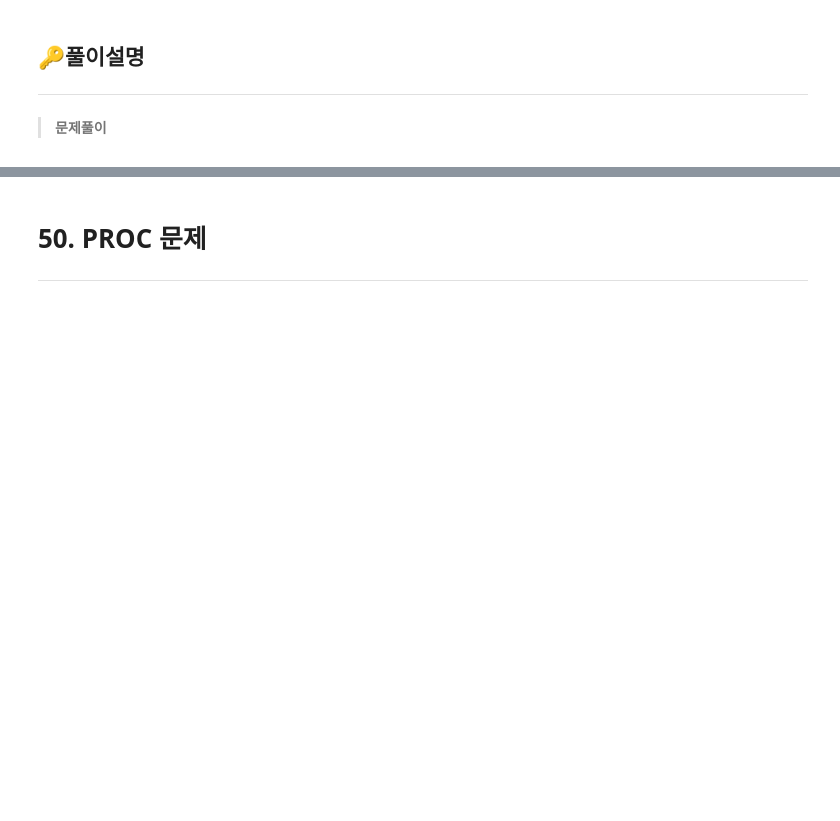
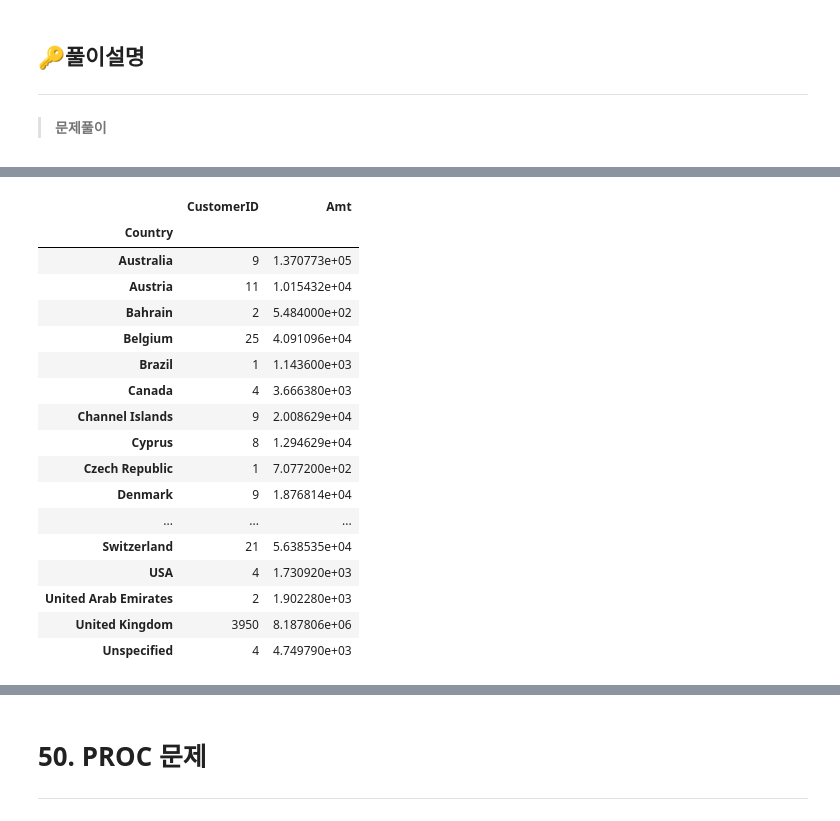
Before and after one commit to miri6913/Fast_Campus-Machine_Learning-, a Jupyter notebook: Data cleaning exercise/PROC_문제50종.ipynb, the cells around one changed output, grey strips where cells are left out. Drawn from its saved outputs; the diff is of its cells as text; code cells hidden in the pictures; blank space fills up the shorter version.

```diff
--- a/Data cleaning exercise/PROC_문제50종.ipynb
+++ b/Data cleaning exercise/PROC_문제50종.ipynb
@@ -3630,3 +3686,26 @@ df2 = df.groupby('Country')['Amt'].sum()
+# %%
+df3 = pd.concat([df1,df2], axis=1)
+# %%
+df3
+# %% [output]
+|  | CustomerID | Amt |
+| Country |  |  |
+| Australia | 9 | 1.370773e+05 |
+| Austria | 11 | 1.015432e+04 |
+| Bahrain | 2 | 5.484000e+02 |
+| Belgium | 25 | 4.091096e+04 |
+| Brazil | 1 | 1.143600e+03 |
+| Canada | 4 | 3.666380e+03 |
+| Channel Islands | 9 | 2.008629e+04 |
+| Cyprus | 8 | 1.294629e+04 |
+| Czech Republic | 1 | 7.077200e+02 |
+| Denmark | 9 | 1.876814e+04 |
+| ... | ... | ... |
+| Switzerland | 21 | 5.638535e+04 |
+| USA | 4 | 1.730920e+03 |
+| United Arab Emirates | 2 | 1.902280e+03 |
+| United Kingdom | 3950 | 8.187806e+06 |
+| Unspecified | 4 | 4.749790e+03 |
 # %%
 # ▶ df1과 df2를 열 기준으로 Concat하고, Amt를 CustomerID로 나누어 국가별 객단가를 산출함
 df3 = pd.concat([df1,df2], axis=1)
```
Also changed, not shown: parts of 4 cells of this notebook.
